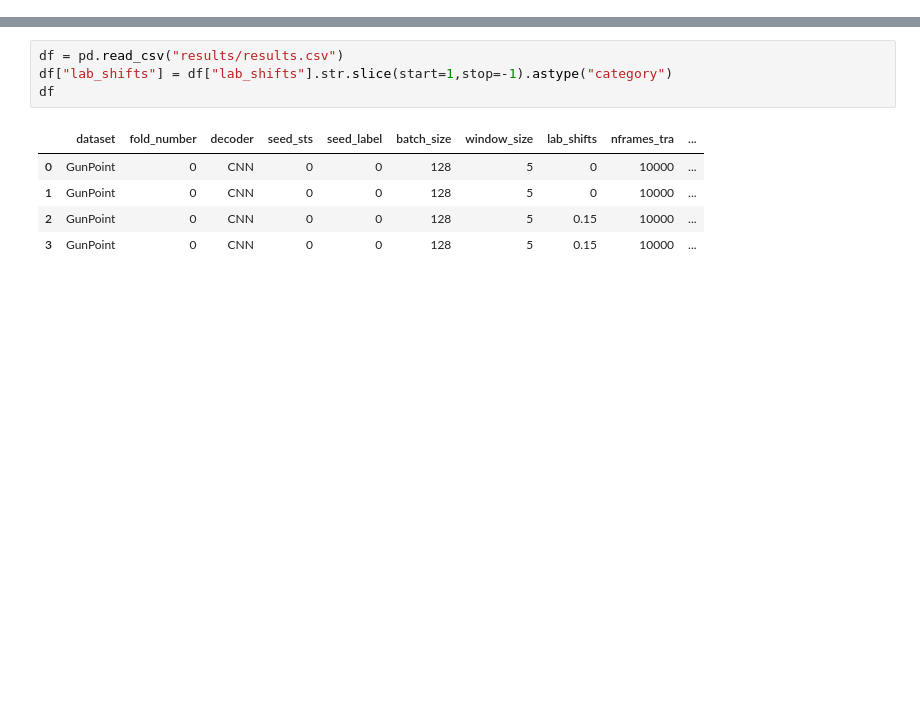
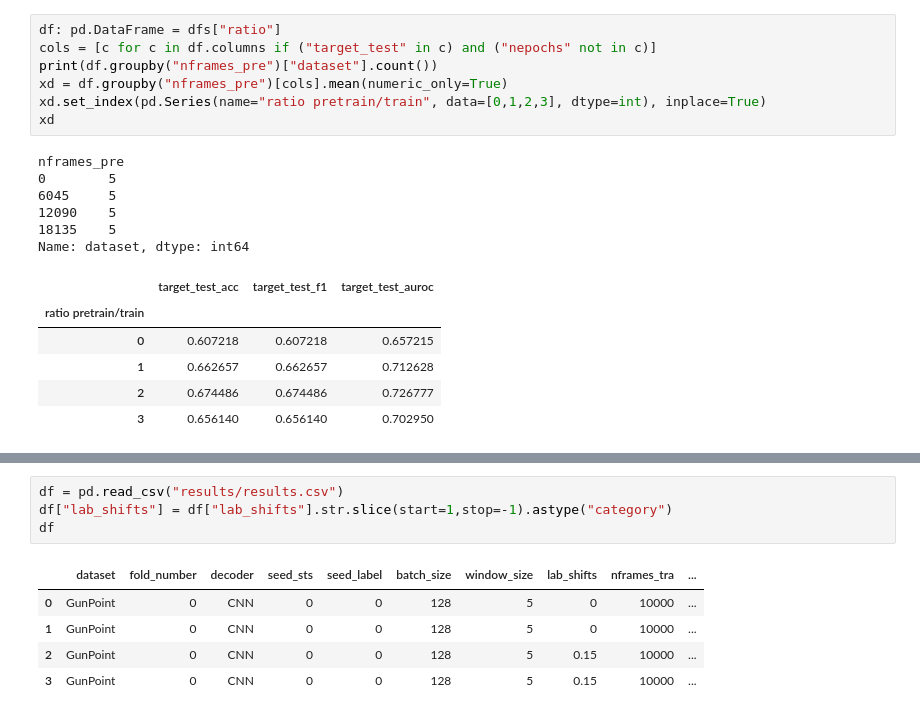
Before and after one commit to mbisan/s3ts, a Jupyter notebook: graphs.ipynb, the cells around one changed output, grey strips where cells are left out. Drawn from its saved outputs; the diff is of its cells as text; blank space fills up the shorter version.

```diff
--- a/graphs.ipynb
+++ b/graphs.ipynb
@@ -3,0 +14,20 @@ import numpy as np
+# %%
+df: pd.DataFrame = dfs["ratio"]
+cols = [c for c in df.columns if ("target_test" in c) and ("nepochs" not in c)]
+print(df.groupby("nframes_pre")["dataset"].count())
+xd = df.groupby("nframes_pre")[cols].mean(numeric_only=True)
+xd.set_index(pd.Series(name="ratio pretrain/train", data=[0,1,2,3], dtype=int), inplace=True)
+xd
+# %% [output]
+nframes_pre
+0        5
+6045     5
+12090    5
+18135    5
+Name: dataset, dtype: int64
+|  | target_test_acc | target_test_f1 | target_test_auroc |
+| ratio pretrain/train |  |  |  |
+| 0 | 0.607218 | 0.607218 | 0.657215 |
+| 1 | 0.662657 | 0.662657 | 0.712628 |
+| 2 | 0.674486 | 0.674486 | 0.726777 |
+| 3 | 0.656140 | 0.656140 | 0.702950 |
```
Also changed, not shown: parts of 3 cells of this notebook, 9 other files.
